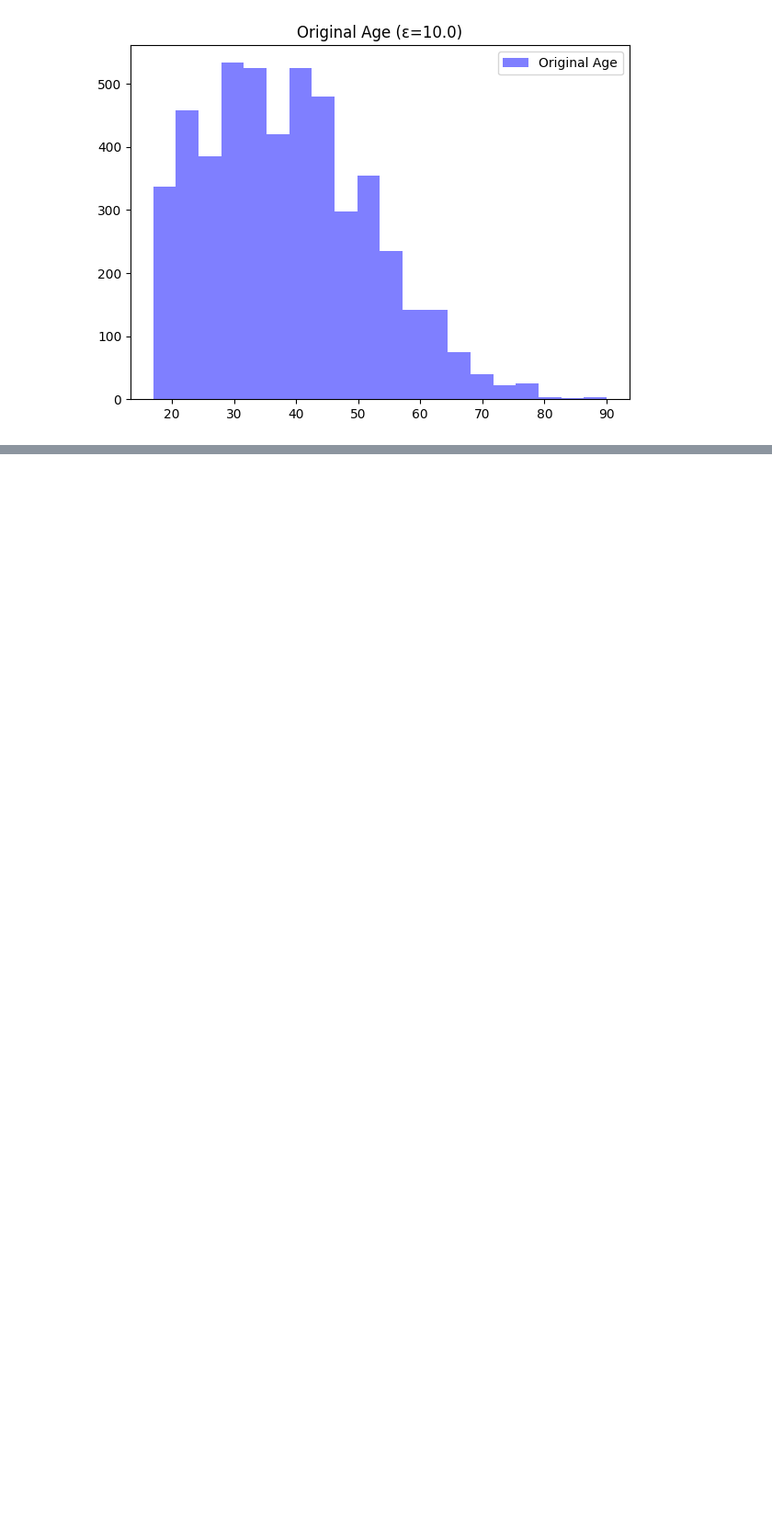
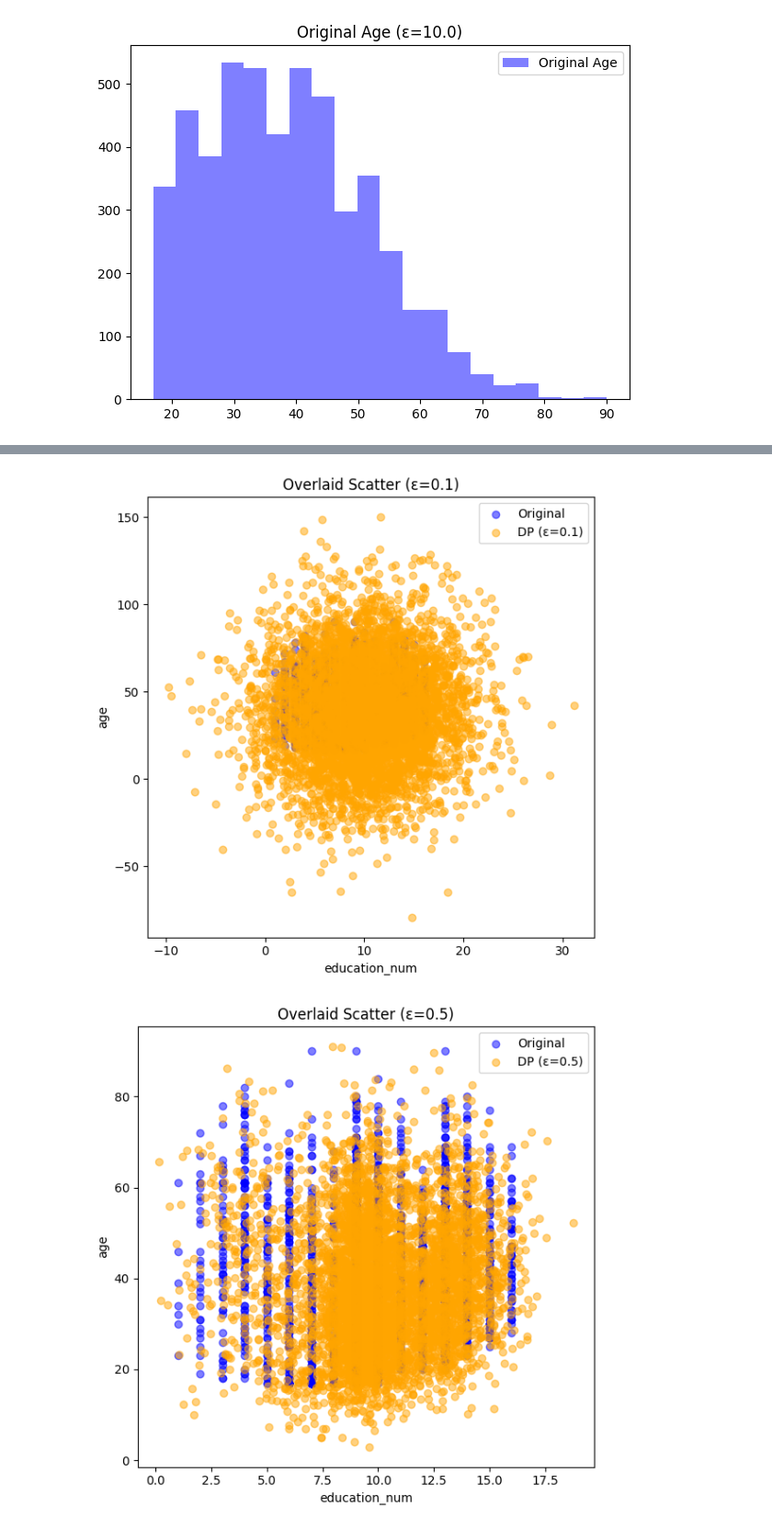
Before and after one commit to elaine-zhang12/data-privacy-final-project, a Jupyter notebook: us_census/us_census_dp.ipynb, the cells around one changed output, grey strips where cells are left out. Shown at 92% size. Drawn from its saved outputs; the diff is of its cells as text; code cells hidden in the pictures; blank space fills up the shorter version.

Commit message:
simple scatter and heatmap exploration

```diff
--- a/us_census/us_census_dp.ipynb
+++ b/us_census/us_census_dp.ipynb
@@ -309,0 +423,72 @@ print(ssim_df)
+# %%
+import matplotlib.pyplot as plt
+import numpy as np
+import pandas as pd
+from skimage.metrics import structural_similarity as ssim
+from io import BytesIO
+from PIL import Image
+
+# Helper to convert a matplotlib Axes to grayscale image array
+def get_grayscale_image_from_ax(ax):
+    buf = BytesIO()
+    fig = ax.get_figure()
+    fig.savefig(buf, format='png', bbox_inches='tight')
+    buf.seek(0)
+    img = Image.open(buf).convert('L')
+    plt.close(fig)
+    return np.array(img)
+
+# Extract original values
+original_age = df_cleaned["age"].to_numpy()
+original_edu = df_cleaned["education.num"].to_numpy()
+
+ssim_scores = []
+
+# Loop through epsilon values
+for epsilon in sorted(results_age.keys()):
+    dp_age = np.array(results_age[epsilon]["dp_values"])
+    dp_edu = np.array(results_education[epsilon]["dp_values"])
+
+    # Create overlaid scatter plot
+    fig, ax = plt.subplots(figsize=(6, 6))
+    ax.scatter(original_edu, original_age, alpha=0.5, color='blue', label='Original')
+    ax.scatter(dp_edu, dp_age, alpha=0.5, color='orange', label=f'DP (ε={epsilon})')
+    ax.set_title(f"Overlaid Scatter (ε={epsilon})")
+    ax.set_xlabel("education_num")
+    ax.set_ylabel("age")
+    ax.legend()
+    plt.tight_layout()
+    plt.show()
+
+    # Compute SSIM
+    overlaid_img = get_grayscale_image_from_ax(ax)
+
+    # Plot only original for comparison
+    fig_orig, ax_orig = plt.subplots(figsize=(6, 6))
+    ax_orig.scatter(original_edu, original_age, alpha=0.5, color='blue')
+    ax_orig.set_title("Original Only")
+    ax_orig.set_xlabel("education_num")
+    ax_orig.set_ylabel("age")
+    plt.tight_layout()
+
+    original_img = get_grayscale_image_from_ax(ax_orig)
+
+    score, _ = ssim(original_img, overlaid_img, full=True)
+
+    # Compute MAE
+    mae_age = np.mean(np.abs(dp_age - original_age))
+    mae_edu = np.mean(np.abs(dp_edu - original_edu))
+    mae_avg = (mae_age + mae_edu) / 2
+
+    ssim_scores.append({
+        "epsilon": epsilon,
+        "MAE": mae_avg,
+        "SSIM": score
+    })
+
+# Create DataFrame with results
+ssim_df = pd.DataFrame(ssim_scores)
+print(ssim_df)
+# %% [output]
+[figure, added]
+[figure, added]
```
Also changed, not shown: parts of 5 cells of this notebook.
